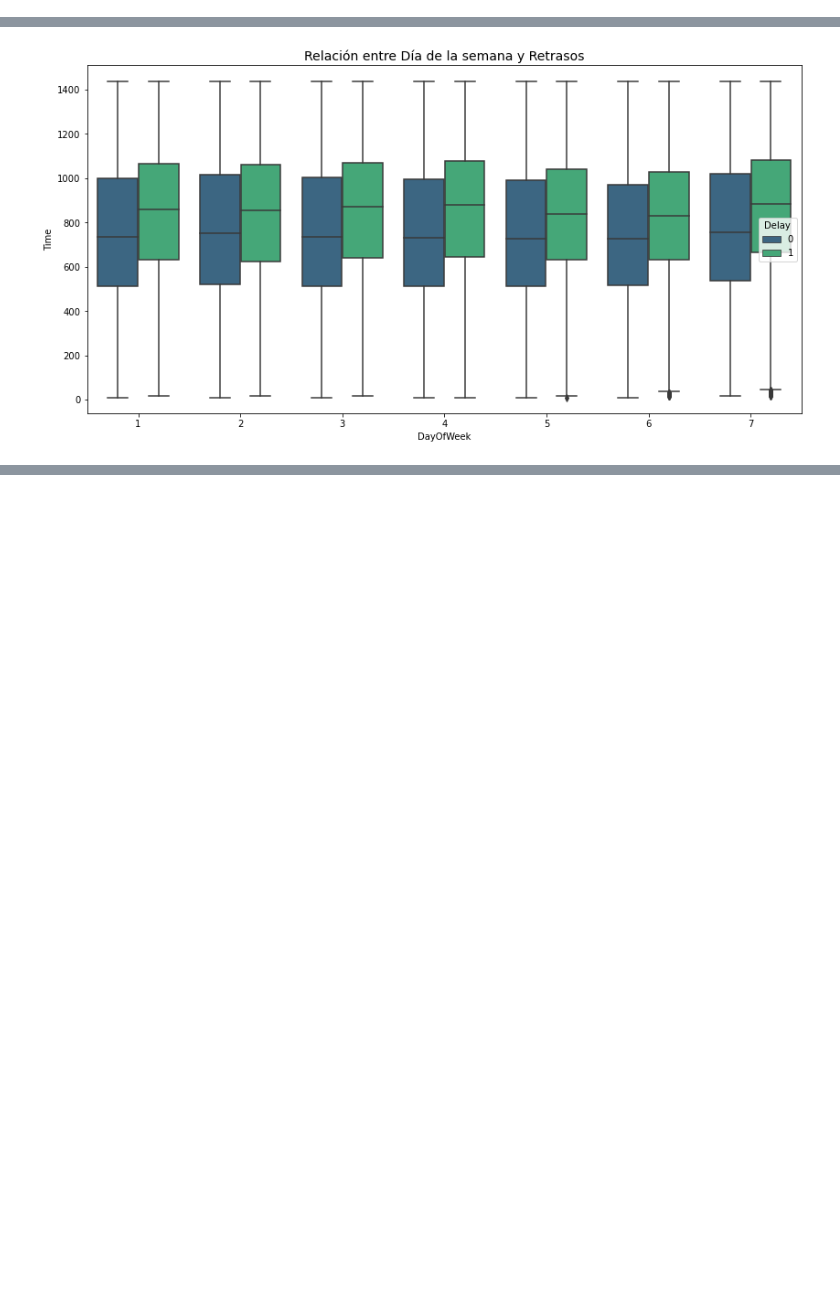
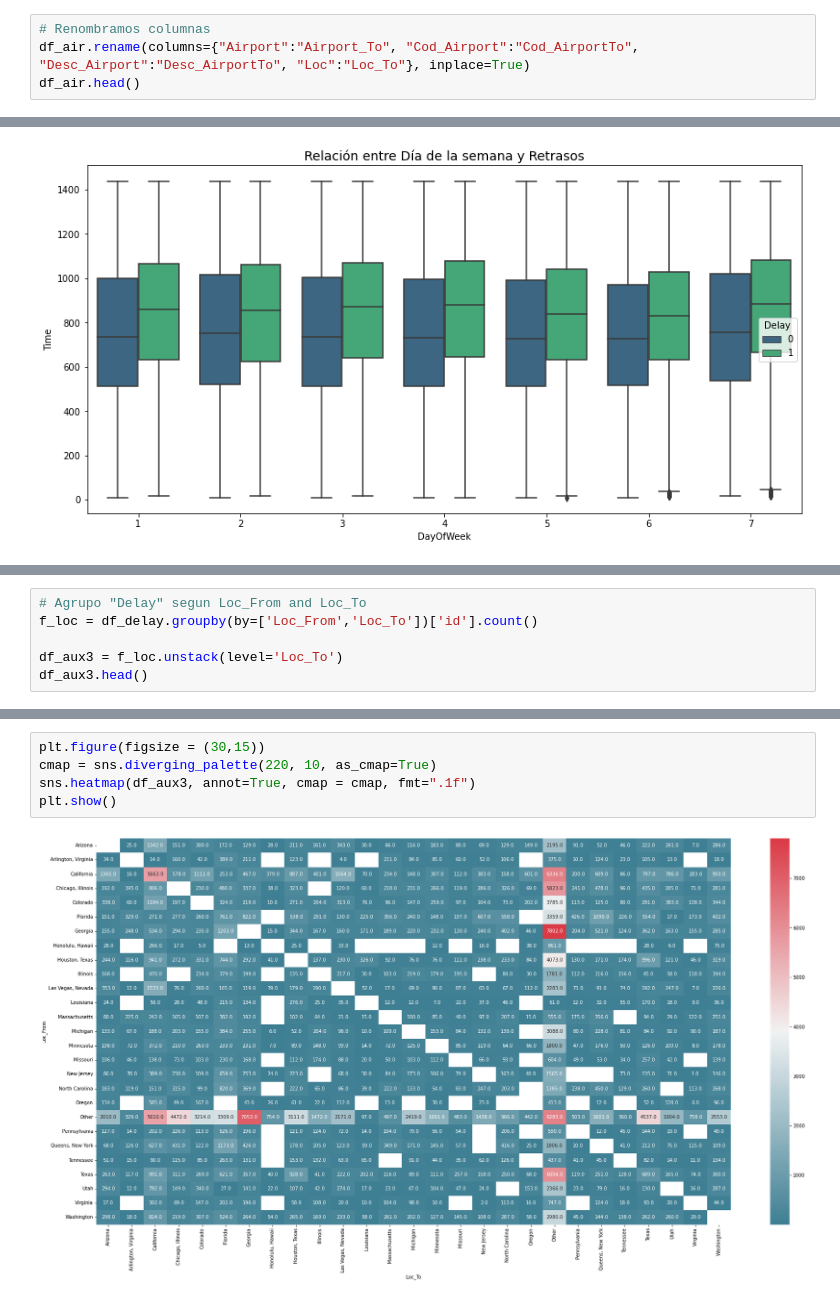
Before and after one commit to natijohansen/TP_DataScience, a Jupyter notebook: Entrega1+Johansen.ipynb, the cells around one changed output, grey strips where cells are left out. Saved outputs shown, nothing was run; the diff lists cells and outputs as text; blank space fills up the shorter version.

```diff
--- a/Entrega1+Johansen.ipynb
+++ b/Entrega1+Johansen.ipynb
@@ -162,0 +220,4 @@ df_air
+# %%
+# Renombramos columnas
+df_air.rename(columns={"Airport":"Airport_To", "Cod_Airport":"Cod_AirportTo", "Desc_Airport":"Desc_AirportTo", "Loc":"Loc_To"}, inplace=True)
+df_air.head()
@@ -391,0 +560,6 @@ El boxplot anterior muestra la relación entre días de la semana, el tiempo y l
+# %%
+# Agrupo "Delay" segun Loc_From and Loc_To
+f_loc = df_delay.groupby(by=['Loc_From','Loc_To'])['id'].count()
+
+df_aux3 = f_loc.unstack(level='Loc_To')
+df_aux3.head()
@@ -391,0 +575,7 @@ El boxplot anterior muestra la relación entre días de la semana, el tiempo y l
+# %%
+plt.figure(figsize = (30,15))
+cmap = sns.diverging_palette(220, 10, as_cmap=True)
+sns.heatmap(df_aux3, annot=True, cmap = cmap, fmt=".1f")
+plt.show()
+# %% [output]
+[figure, added]
```
Also changed, not shown: parts of 28 cells of this notebook, 3 other files.
